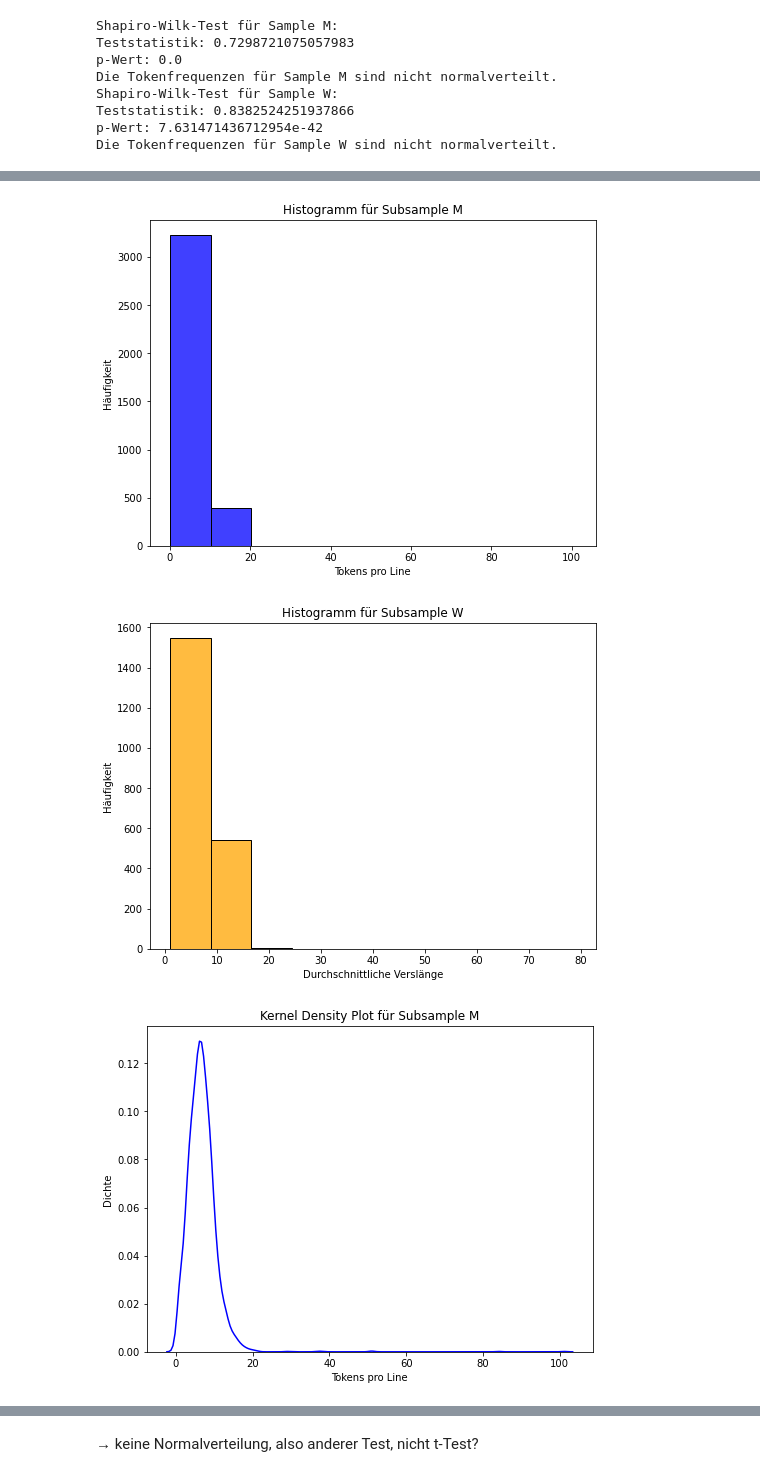
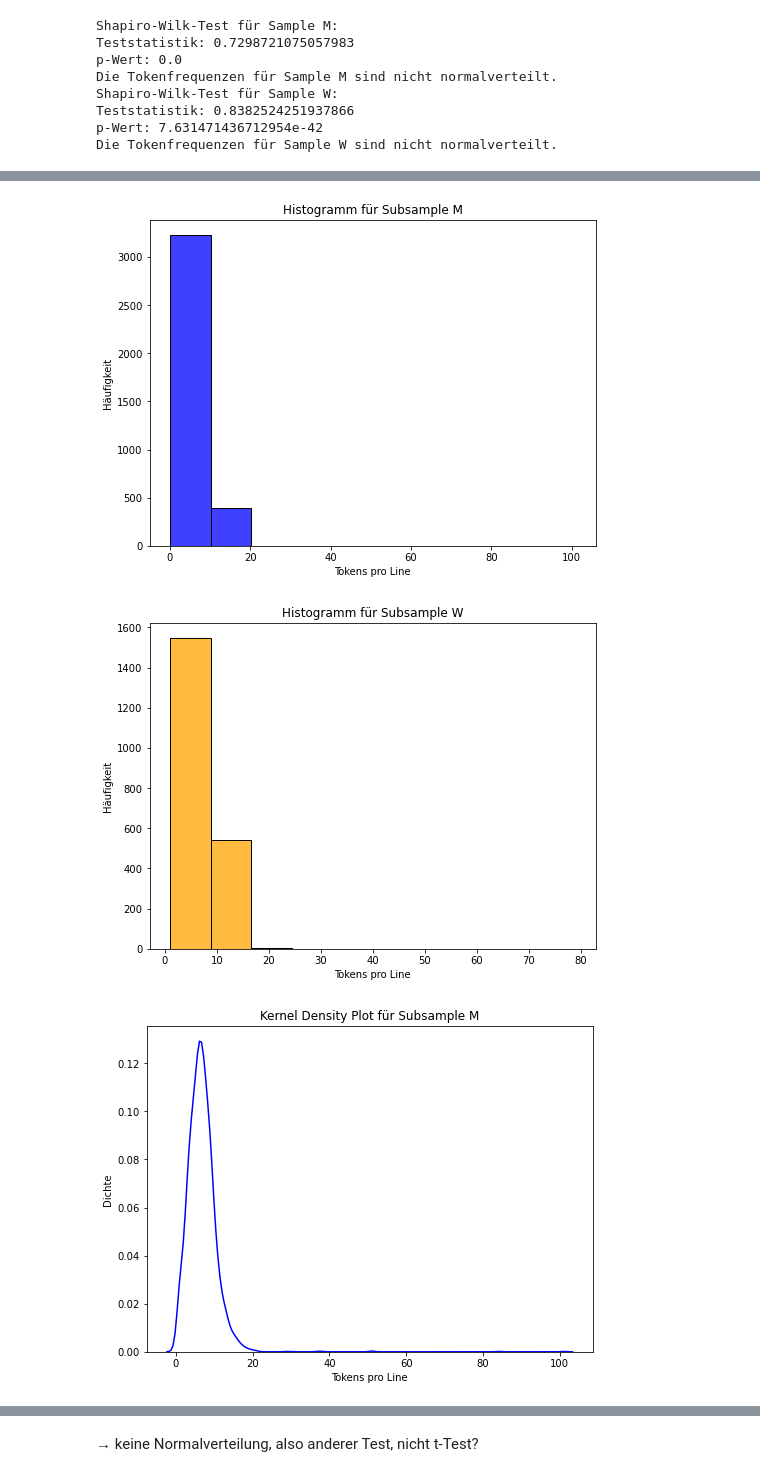
Before and after one commit to niceshice/Forschungsmethoden_LL_Gedichte, a Jupyter notebook: teststatistic_tokens-per-line.ipynb, the cells around one changed output, grey strips where cells are left out. Drawn from its saved outputs; the diff is of its cells as text; code cells hidden in the pictures.

```diff
--- a/teststatistic_tokens-per-line.ipynb
+++ b/teststatistic_tokens-per-line.ipynb
@@ -115,36 +119,36 @@ Die Tokenfrequenzen für Sample W sind nicht normalverteilt.
 plt.figure(figsize=(8, 6))
 sns.histplot(tokens_per_line_list_m, kde=False, color='blue', bins=10)
 plt.title('Histogramm für Subsample M')
 plt.xlabel('Tokens pro Line')
 plt.ylabel('Häufigkeit')
 plt.show()
 
 # Histogramm für Subsample W
 plt.figure(figsize=(8, 6))
 sns.histplot(tokens_per_line_list_w, kde=False, color='orange', bins=10)
 plt.title('Histogramm für Subsample W')
-plt.xlabel('Durchschnittliche Verslänge')
+plt.xlabel('Tokens pro Line')
 plt.ylabel('Häufigkeit')
 plt.show()
 
 # Kernel Density Plot für Subsample M
 plt.figure(figsize=(8, 6))
 sns.kdeplot(tokens_per_line_list_m, color='blue')
 plt.title('Kernel Density Plot für Subsample M')
 plt.xlabel('Tokens pro Line')
 plt.ylabel('Dichte')
 plt.show()
 
 # Kernel Density Plot für Subsample W
 plt.figure(figsize=(8, 6))
 sns.kdeplot(tokens_per_line_list_w, color='orange')
-plt.title('Kernel Density Plot für Subsample 2')
+plt.title('Kernel Density Plot für Subsample W')
 plt.xlabel('Tokens pro Line')
 plt.ylabel('Dichte')
 plt.show()
 # %% [output]
 [figure]
-[figure, old version]
+[figure, new version]
 [figure]
 [figure]
 # %% [markdown]
```
Also changed, not shown: parts of 14 cells of this notebook, 2 other files.
